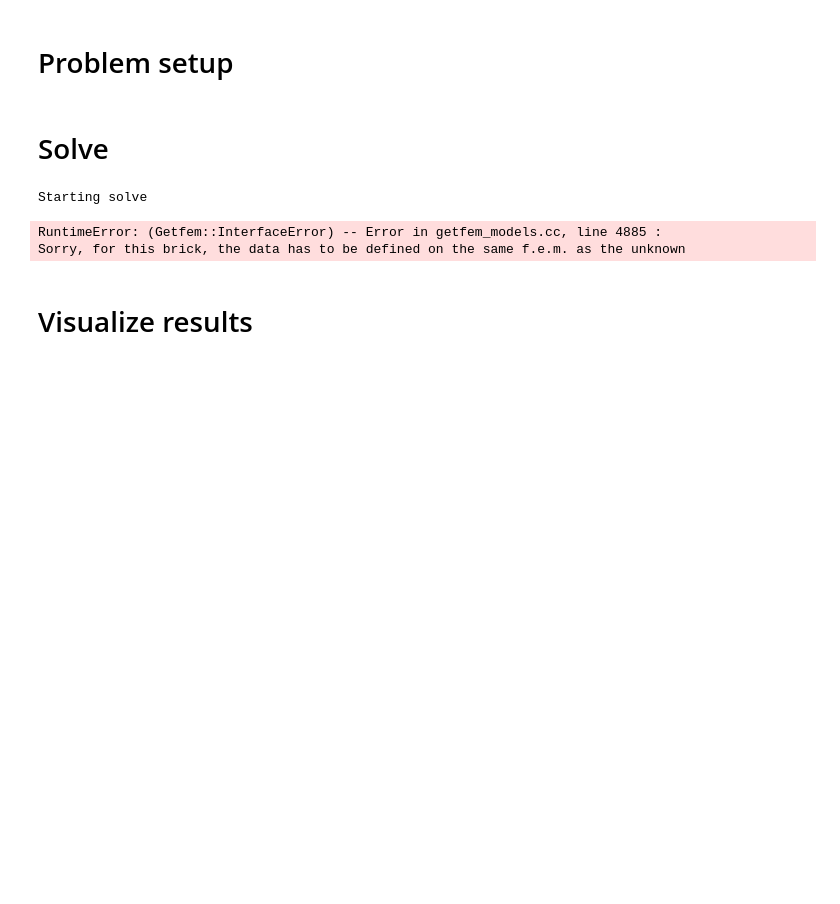
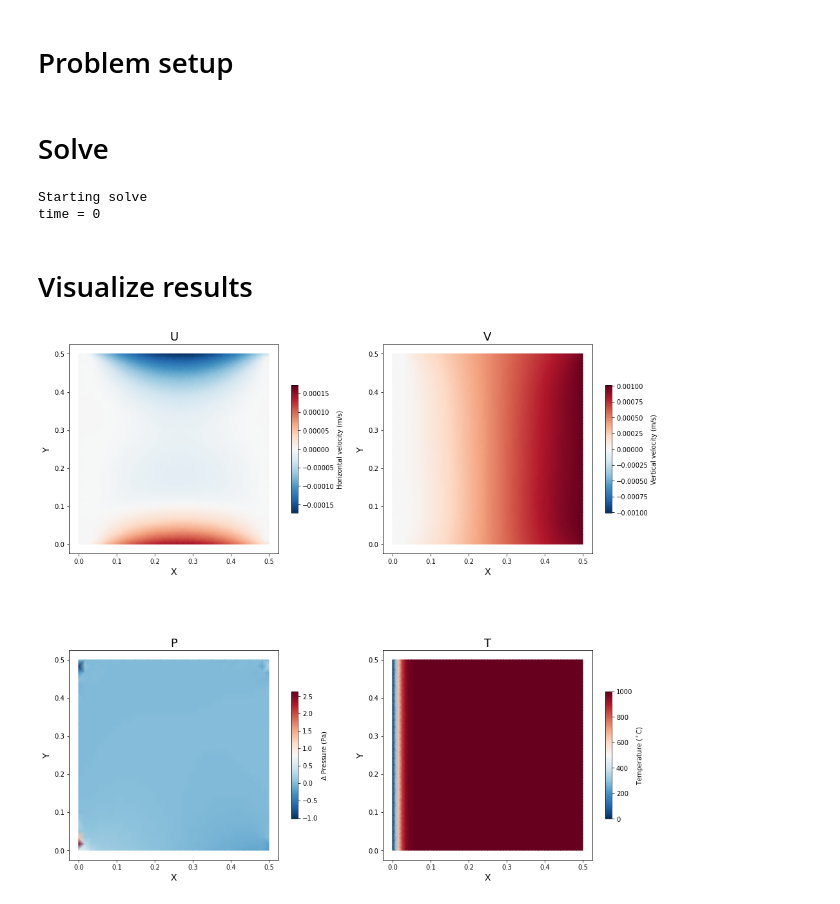
Before and after one commit to JanineBirnbaum18/VENUSS, a Jupyter notebook: breakouts.ipynb, the cells around one changed output. Saved outputs shown, nothing was run; the diff lists cells and outputs as text; code cells hidden in the pictures; blank space fills up the shorter version.

```diff
--- a/breakouts.ipynb
+++ b/breakouts.ipynb
@@ -67,7 +67,7 @@ beta3 = 1e-5
 
 # Temperature
 temp = True;
-solidification = True;
+solidification = False;
 T0 = 1000 # temperature in deg C
 kappa1 = 1e-3 # thermal diffusivity of lava
 kappa2 = 1e3 # thermal diffusivity of air
@@ -96,10 +96,10 @@ nu = 0.28 # poisson ratio
 
 # Body force, velocity boundary conditions
 f_x=None; f_y=None # body forces
-left_ux=0; left_uy=0; left_flux=None;
-right_ux=0; right_uy=0.001; right_flux=None;
-top_ux=0; top_uy=None; top_flux=None;
-bottom_ux=0; bottom_uy=None; bottom_flux=None;
+left_ux=0; left_uy=0; left_udx=None; left_udy = None;
+right_ux=0; right_uy=0.001; right_udx=None; right_udy = None;
+top_ux=None; top_uy=None; top_udx=0; top_udy = 0;
+bottom_ux=None; bottom_uy=None; bottom_udx=0; bottom_udy=0;
 
 influx = False
 influx_ux = 0; influx_uy = 0
@@ -120,8 +120,8 @@ basal_flux =  None # in W/m2 or 'conduction'
 basal_temp_i = 600
 
 # time discretization
-tf = 100
-dt = 0.5
+tf = 0.1
+dt = 0.05
 
 # Solve options
 stab_p = 'None' # None, SUPG for pressure stabilization
@@ -970,6 +914,10 @@ Previous_u = u_init
 U = ones_u*0
 U[eval(ind_u)] = md.variable('u')
 
+Previous_p = p_init
+P = ones_p*0
+P[eval(ind_p)] = md.variable('p')
+
 Previous_d = d_init
 D = ones_u*0
 D[eval(ind_u)] = - BDF2/BDF0*d_init[eval(ind_u)] - BDF1/BDF0*Previous_d[eval(ind_u)] + dt/BDF0*md.variable('u')
@@ -994,6 +942,9 @@ for i,ti in enumerate(np.arange(dt,tf,dt)):
 
     md.set_variable('Previous2_u',Previous_u)
     md.set_variable('Previous_u',U)
+
+    md.set_variable('Previous2_p',Previous_p)
+    md.set_variable('Previous_p',P)
 
     md.set_variable('Previous2_d',Previous_d)
     md.set_variable('Previous_d',D)
@@ -1173,6 +1124,10 @@ for i,ti in enumerate(np.arange(dt,tf,dt)):
     U = ones_u*0
     U[eval(ind_u)] = md.variable('u')
 
+    Previous_p = P
+    P = ones_p*0
+    P[eval(ind_p)] = md.variable('p')
+
     Previous2_d = Previous_d
     Previous_d = D
     D = ones_u*0
@@ -1241,8 +1196,7 @@ else:
     T = None
 # %% [output]
 Starting solve
+time = 0
-RuntimeError: (Getfem::InterfaceError) -- Error in getfem_models.cc, line 4885 :
-Sorry, for this brick, the data has to be defined on the same f.e.m. as the unknown
 # %% [markdown]
 # Visualize results
 # %%
@@ -1278,34 +1232,36 @@ if plots:
         ax[1,1].set_title('T',fontsize=18)
         plt.colorbar(c4,ax=ax[1,1],shrink=0.5,label='Temperature ($^\circ$C)')
 
     elif free_surface:
         c4 = ax[1,1].tripcolor(x_ls,y_ls,Ls1,cmap='RdBu_r',shading='gouraud',vmin=-1,vmax=1)
         ax[1,1].set_title('Level Set',fontsize=18)
         ax[1,1].scatter(x_u[eval(ind_u)],y_u[eval(ind_u)],5,'k')
         plt.colorbar(c4,ax=ax[1,1],shrink=0.5,label='Distance (m)')
 
     plt.colorbar(c1,ax=ax[0,0],shrink=0.5,label='Horizontal velocity (m/s)')
     plt.colorbar(c2,ax=ax[0,1],shrink=0.5,label='Vertical velocity (m/s)')
     plt.colorbar(c3,ax=ax[1,0],shrink=0.5,label='$\Delta$ Pressure (Pa)')
 
     for i, axi in enumerate(ax.reshape(4,1)):
         axi[0].set_xlabel('X',fontsize=14)
         axi[0].set_ylabel('Y',fontsize=14)
         axi[0].set_aspect('equal')
         if free_surface:
             axi[0].tricontour(x_ls,y_ls,ls1.values(0),levels=[0],colors='k')
 
         if temp & solidification:
-            axi[0].tricontour(x_ls,y_ls,ls2.values(0)-1000*(ls1.values(0)>=0),levels=[0],colors='k',linestyles='--')
+            axi[0].tricontour(x_ls,y_ls,ls2.values(0)-1000*(ls2.values(0)>=0),levels=[0],colors='k',linestyles='--')
         #axi[0].set_ylim(0.2,0.4)
         #if temp:
         #    axi[0].tricontour(x_t[eval(ind_t)],y_t[eval(ind_t)],T,levels=[Tg],colors='k',linestyles='--')
         #axi[0].tricontour(x_ls,y_ls,ls3.values(0),levels=[0],colors='k',linestyles='--')
     ax[0,0].set_title('U',fontsize=18)
     ax[0,1].set_title('V',fontsize=18)
     ax[1,0].set_title('P',fontsize=18)
 
     fig2.savefig(outfile + '/' + outfile + '_solution.pdf')
+# %% [output]
+[figure, added]
 # %%
 ind_u_plot = ls1_u[eval(ind_u)]<=0
 ind_p_plot = ls1_p[eval(ind_p)]<=0
```
Also changed, not shown: parts of 3 cells of this notebook.
